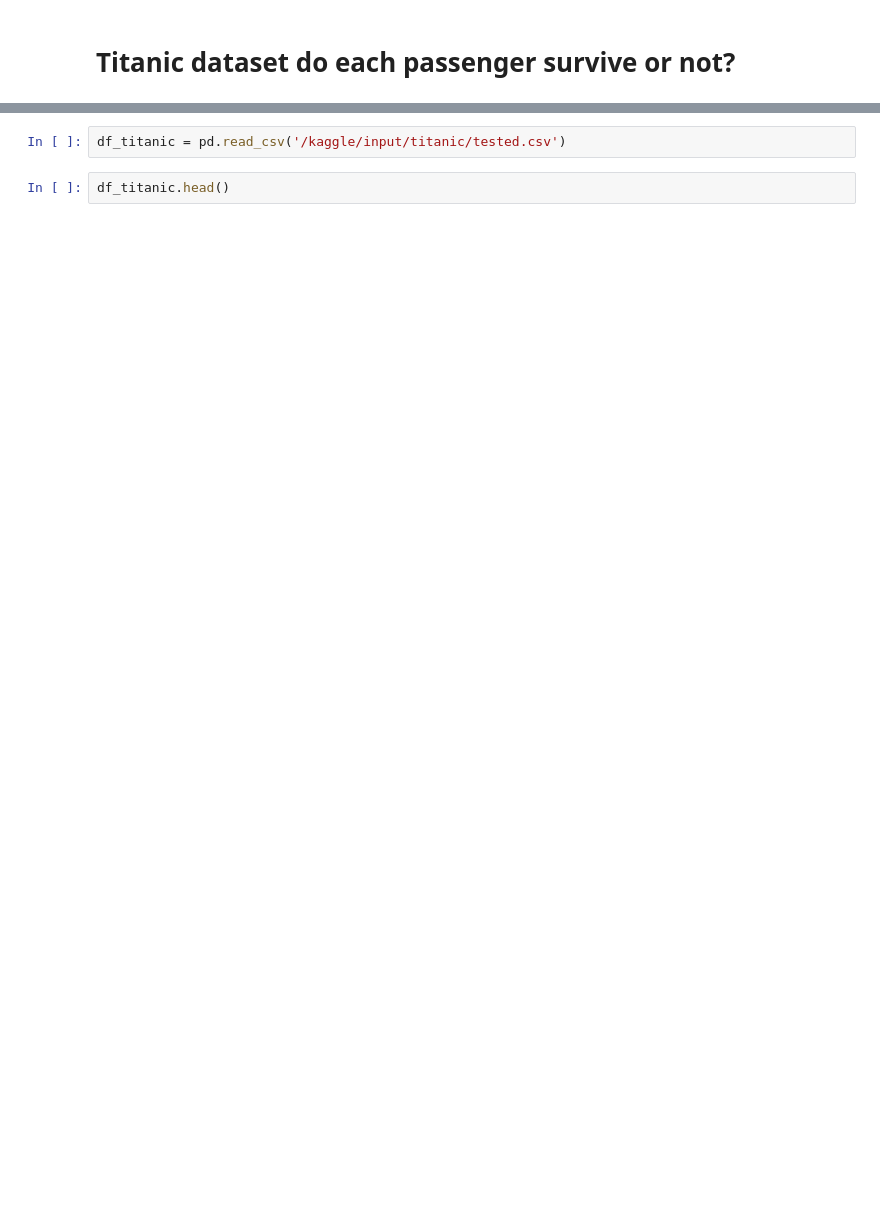
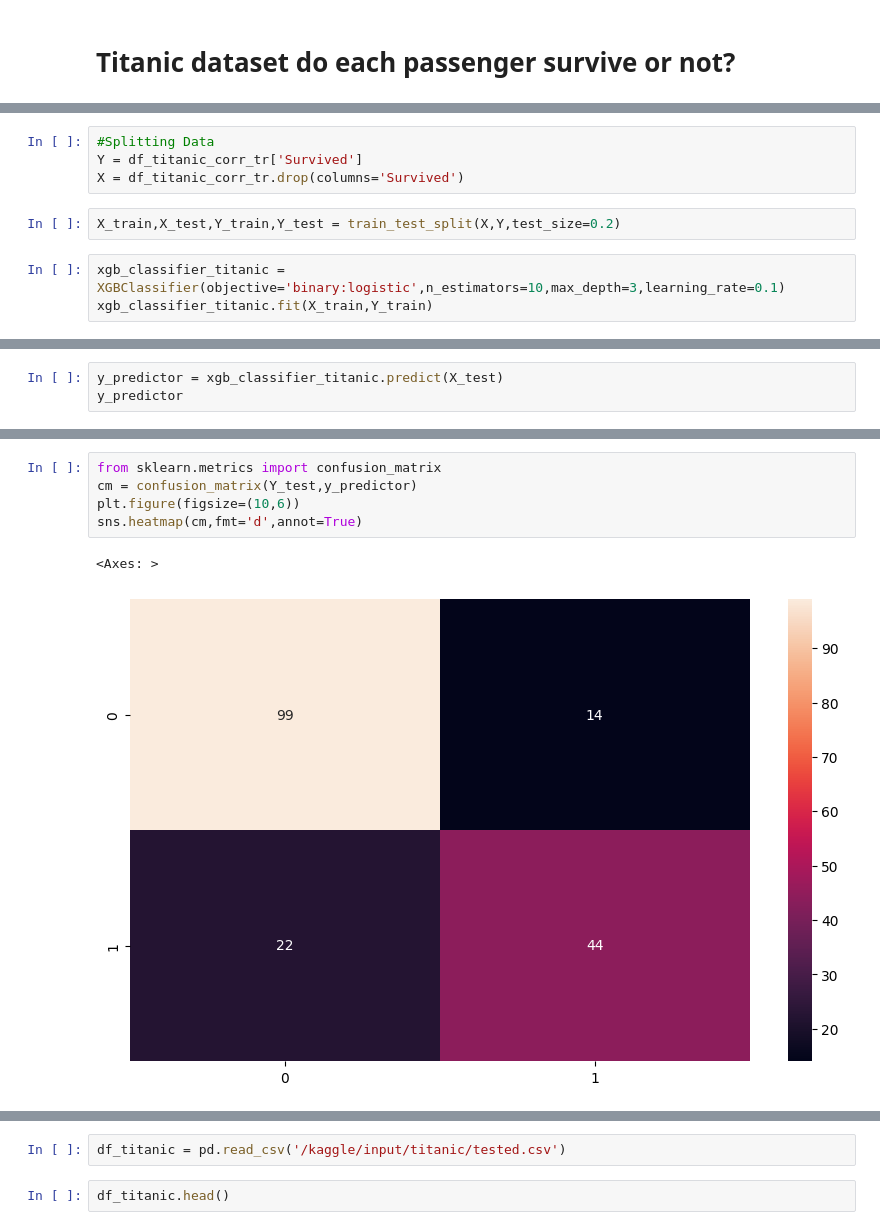
Before and after one commit to JJDataAnalyst-viz/Scikit-Learn-For-Machine-Learning-Classification-Problems, a Jupyter notebook: Machine_Learning_Project/XGBoost-Algorithm-Calssification-Problem.ipynb, the cells around one changed output, grey strips where cells are left out. Drawn from its saved outputs; the diff is of its cells as text; blank space fills up the shorter version.

Commit message:
Kaggle Notebook | Scikit-Learn For Classification XG-BOOST | Version 9

```diff
--- a/Machine_Learning_Project/XGBoost-Algorithm-Calssification-Problem.ipynb
+++ b/Machine_Learning_Project/XGBoost-Algorithm-Calssification-Problem.ipynb
@@ -219,0 +364,9 @@ sns.heatmap(cm,fmt='d',annot=True)
+# %%
+#Splitting Data
+Y = df_titanic_corr_tr['Survived']
+X = df_titanic_corr_tr.drop(columns='Survived')
+# %%
+X_train,X_test,Y_train,Y_test = train_test_split(X,Y,test_size=0.2)
+# %%
+xgb_classifier_titanic = XGBClassifier(objective='binary:logistic',n_estimators=10,max_depth=3,learning_rate=0.1)
+xgb_classifier_titanic.fit(X_train,Y_train)
@@ -219,0 +390,3 @@ sns.heatmap(cm,fmt='d',annot=True)
+# %%
+y_predictor = xgb_classifier_titanic.predict(X_test)
+y_predictor
@@ -219,0 +415,8 @@ sns.heatmap(cm,fmt='d',annot=True)
+# %%
+from sklearn.metrics import confusion_matrix
+cm = confusion_matrix(Y_test,y_predictor)
+plt.figure(figsize=(10,6))
+sns.heatmap(cm,fmt='d',annot=True)
+# %% [output]
+<Axes: >
+[figure, added]
```
Also changed, not shown: parts of 72 cells of this notebook.
